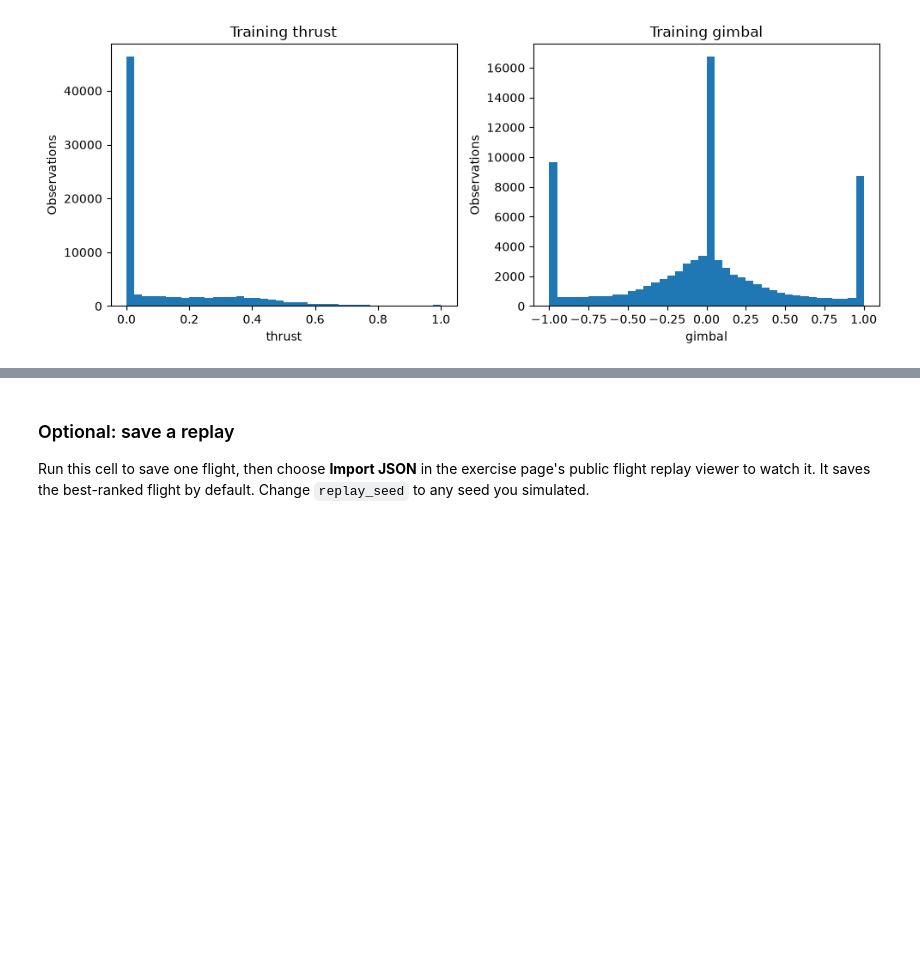
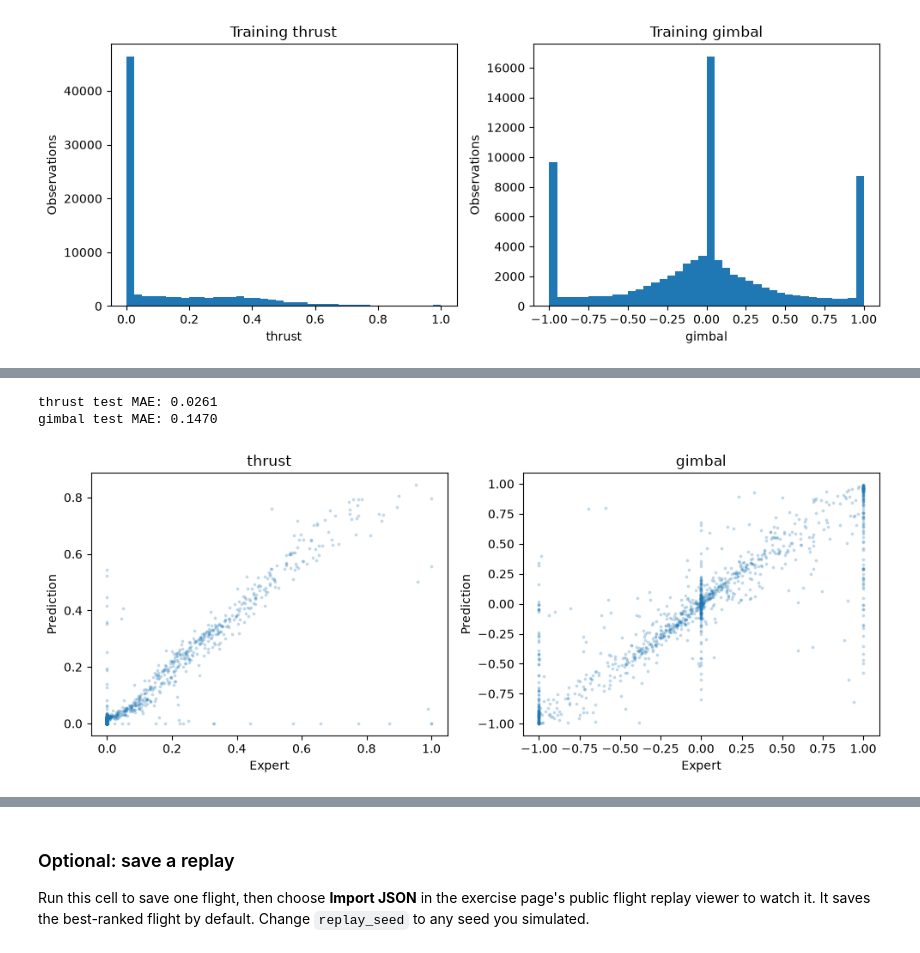
Before and after one commit to Archie-C/Archie-C.github.io, a Jupyter notebook: courses/deep-learning-aau/topics/03-neural-networks/exercises/practical-exercise/mytrain.ipynb, the cells around one changed output, grey strips where cells are left out. Drawn from its saved outputs; the diff is of its cells as text; code cells hidden in the pictures; blank space fills up the shorter version.

```diff
--- a/courses/deep-learning-aau/topics/03-neural-networks/exercises/practical-exercise/mytrain.ipynb
+++ b/courses/deep-learning-aau/topics/03-neural-networks/exercises/practical-exercise/mytrain.ipynb
@@ -509,0 +278,20 @@ Final state. Safe landing limits: |vx| <= 1.5 m/s, -3.0 <= vy <= 0 m/s, |tilt| <
+# %%
+batch_sizes = [1024, 2048, 4096] # Also adding a larger batch size to see if it helps with the training speed and stability.
+max_epochs = 1000
+# %%
+from fixone import create_model as create_fixed_one_model
+
+tuned_model_fixed_activation, tuning_results, tuning_histories = tune_model(
+    model_factory=create_fixed_one_model,
+    train_x=train_x,
+    train_y=train_y,
+    val_x=val_x,
+    val_y=val_y,
+    optimiser_class=optimiser,
+    loss_fn=loss_fn,
+    learning_rates=learning_rates,
+    batch_sizes=batch_sizes,
+    max_epochs=max_epochs,
+    early_stopping_patience=early_stopping_patience,
+    model_name="ModelWithFixedActivations",
+)
@@ -509,0 +323,6 @@ Final state. Safe landing limits: |vx| <= 1.5 m/s, -3.0 <= vy <= 0 m/s, |tilt| <
+# %%
+evaluate_model(tuned_model_fixed_activation, test_x, test_y)
+# %% [output]
+thrust test MAE: 0.0261
+gimbal test MAE: 0.1470
+[figure, added]
```
Also changed, not shown: parts of 62 cells of this notebook, 14 other files.
